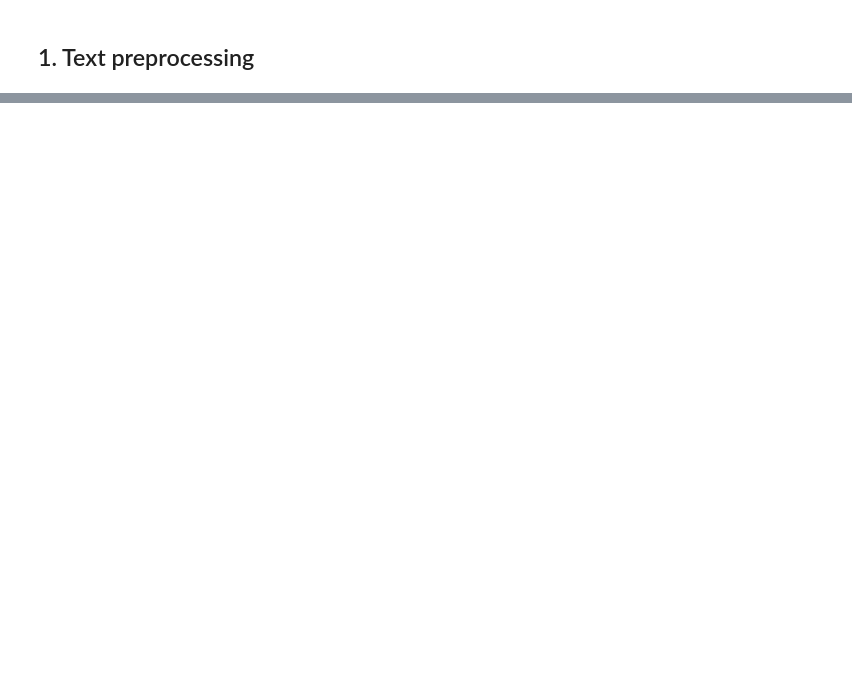
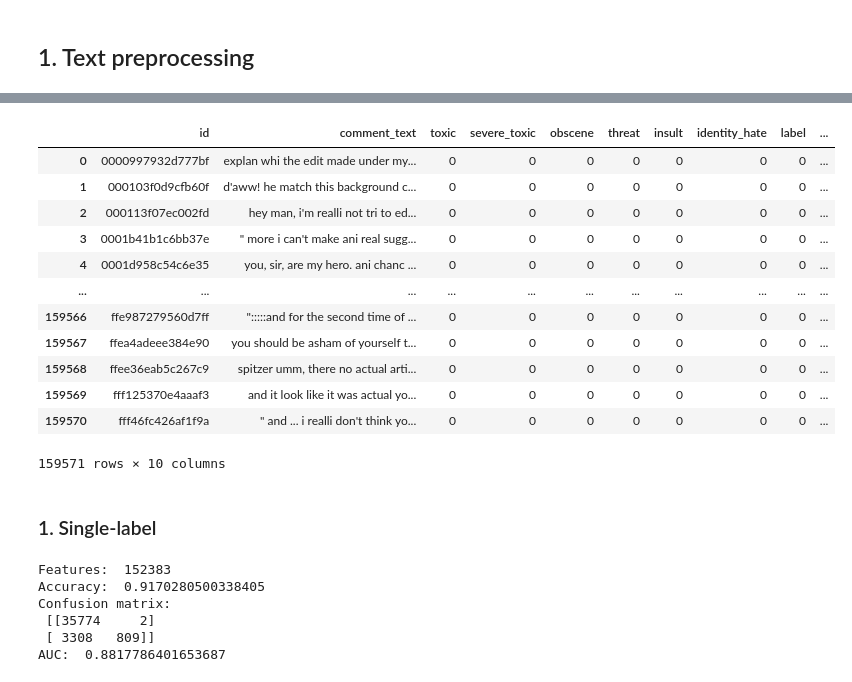
Before and after one commit to SiciliaLeco/IT3011-Toxic-comments, a Jupyter notebook: gp1.ipynb, the cells around one changed output, grey strips where cells are left out. Cells and saved outputs as stored; diff of their text form; code cells hidden in the pictures; blank space fills up the shorter version.

```diff
--- a/gp1.ipynb
+++ b/gp1.ipynb
@@ -127,0 +173,32 @@ train[train['toxic']==1 & (train['severe_toxic']==0) & (train['obscene']==0) & (
+# %%
+import nltk
+import string
+from nltk.corpus import stopwords
+from nltk.stem.snowball import SnowballStemmer
+
+# sent_list = train['comment_text'].values.tolist()
+# print(toxic_df[:10])
+
+
+def stem_sentences(sentence):
+    stemmer = SnowballStemmer("english")
+    stemmed_tokens = [stemmer.stem(token) for token in sentence.split()]
+    return ' '.join(stemmed_tokens)
+
+
+train['comment_text']=train['comment_text'].apply(stem_sentences)
+train
+# %% [output]
+|  | id | comment_text | toxic | severe_toxic | obscene | threat | insult | identity_hate | label | ... |
+| 0 | 0000997932d777bf | explan whi the edit made under my... | 0 | 0 | 0 | 0 | 0 | 0 | 0 | ... |
+| 1 | 000103f0d9cfb60f | d'aww! he match this background c... | 0 | 0 | 0 | 0 | 0 | 0 | 0 | ... |
+| 2 | 000113f07ec002fd | hey man, i'm realli not tri to ed... | 0 | 0 | 0 | 0 | 0 | 0 | 0 | ... |
+| 3 | 0001b41b1c6bb37e | " more i can't make ani real sugg... | 0 | 0 | 0 | 0 | 0 | 0 | 0 | ... |
+| 4 | 0001d958c54c6e35 | you, sir, are my hero. ani chanc ... | 0 | 0 | 0 | 0 | 0 | 0 | 0 | ... |
+| ... | ... | ... | ... | ... | ... | ... | ... | ... | ... | ... |
+| 159566 | ffe987279560d7ff | ":::::and for the second time of ... | 0 | 0 | 0 | 0 | 0 | 0 | 0 | ... |
+| 159567 | ffea4adeee384e90 | you should be asham of yourself t... | 0 | 0 | 0 | 0 | 0 | 0 | 0 | ... |
+| 159568 | ffee36eab5c267c9 | spitzer umm, there no actual arti... | 0 | 0 | 0 | 0 | 0 | 0 | 0 | ... |
+| 159569 | fff125370e4aaaf3 | and it look like it was actual yo... | 0 | 0 | 0 | 0 | 0 | 0 | 0 | ... |
+| 159570 | fff46fc426af1f9a | " and ... i realli don't think yo... | 0 | 0 | 0 | 0 | 0 | 0 | 0 | ... |
+159571 rows × 10 columns
@@ -127,0 +208,2 @@ train[train['toxic']==1 & (train['severe_toxic']==0) & (train['obscene']==0) & (
+# %% [markdown]
+### 1. Single-label
@@ -127,0 +241,11 @@ train[train['toxic']==1 & (train['severe_toxic']==0) & (train['obscene']==0) & (
+# %%
+vect = TfidfVectorizer(stop_words='english')
+nb = MultinomialNB()
+test_vec_classifer(vect, nb)
+# %% [output]
+Features:  152383
+Accuracy:  0.9170280500338405
+Confusion matrix:
+ [[35774     2]
+ [ 3308   809]]
+AUC:  0.8817786401653687
```
Also changed, not shown: parts of 15 cells of this notebook, 11 other files.
